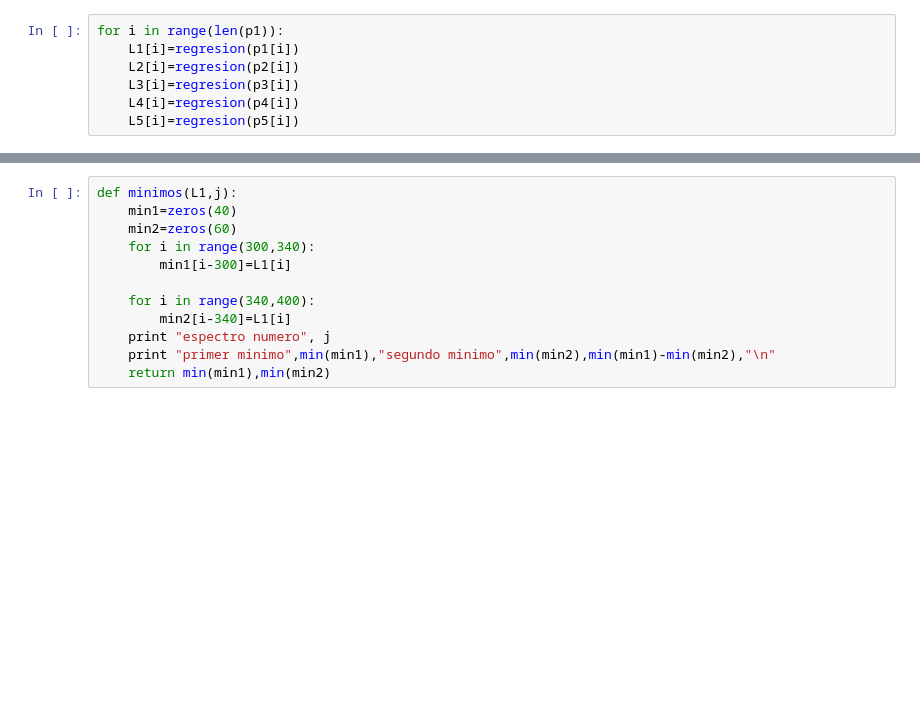
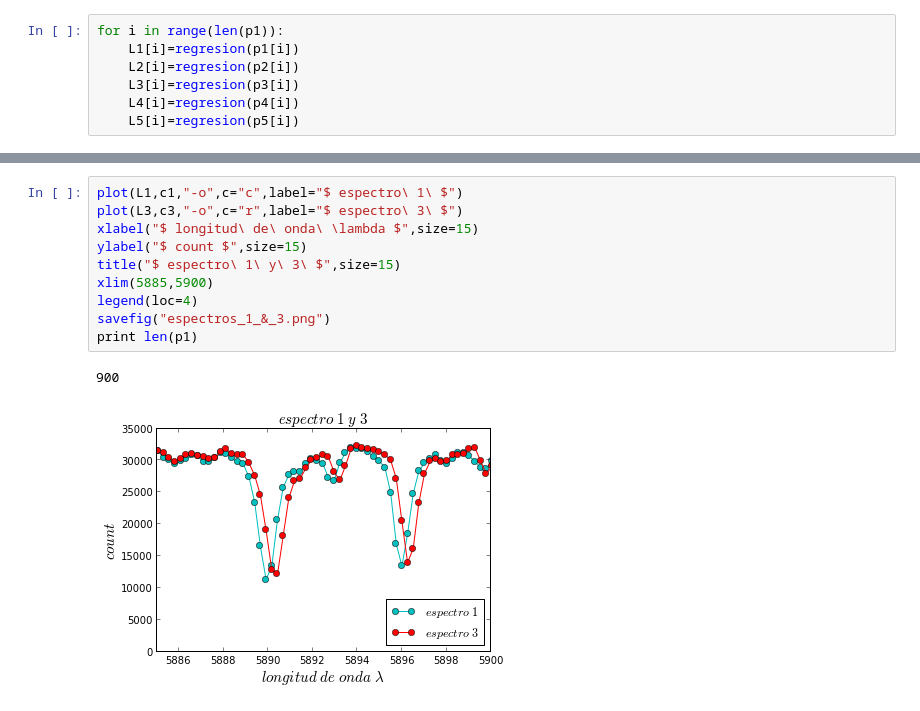
Before and after one commit to daniel-lozano/lab-intermedio, a Jupyter notebook: jupiter/espectros.ipynb, the cells around one changed output, grey strips where cells are left out. Saved outputs shown, nothing was run; the diff lists cells and outputs as text; blank space fills up the shorter version.

```diff
--- a/jupiter/espectros.ipynb
+++ b/jupiter/espectros.ipynb
@@ -84,12 +92,13 @@ legend()
-# %%
-def minimos(L1,j):
-    min1=zeros(40)
-    min2=zeros(60)
-    for i in range(300,340):
-        min1[i-300]=L1[i]
-
-    for i in range(340,400):
-        min2[i-340]=L1[i]
-    print "espectro numero", j
-    print "primer minimo",min(min1),"segundo minimo",min(min2),min(min1)-min(min2),"\n"
-    return min(min1),min(min2)
+# %%
+plot(L1,c1,"-o",c="c",label="$ espectro\ 1\ $")
+plot(L3,c3,"-o",c="r",label="$ espectro\ 3\ $")
+xlabel("$ longitud\ de\ onda\ \lambda $",size=15)
+ylabel("$ count $",size=15)
+title("$ espectro\ 1\ y\ 3\ $",size=15)
+xlim(5885,5900)
+legend(loc=4)
+savefig("espectros_1_&_3.png")
+print len(p1)
+# %% [output]
+900
+[figure, added]
```
Also changed, not shown: parts of 11 cells of this notebook, 5 other files.
